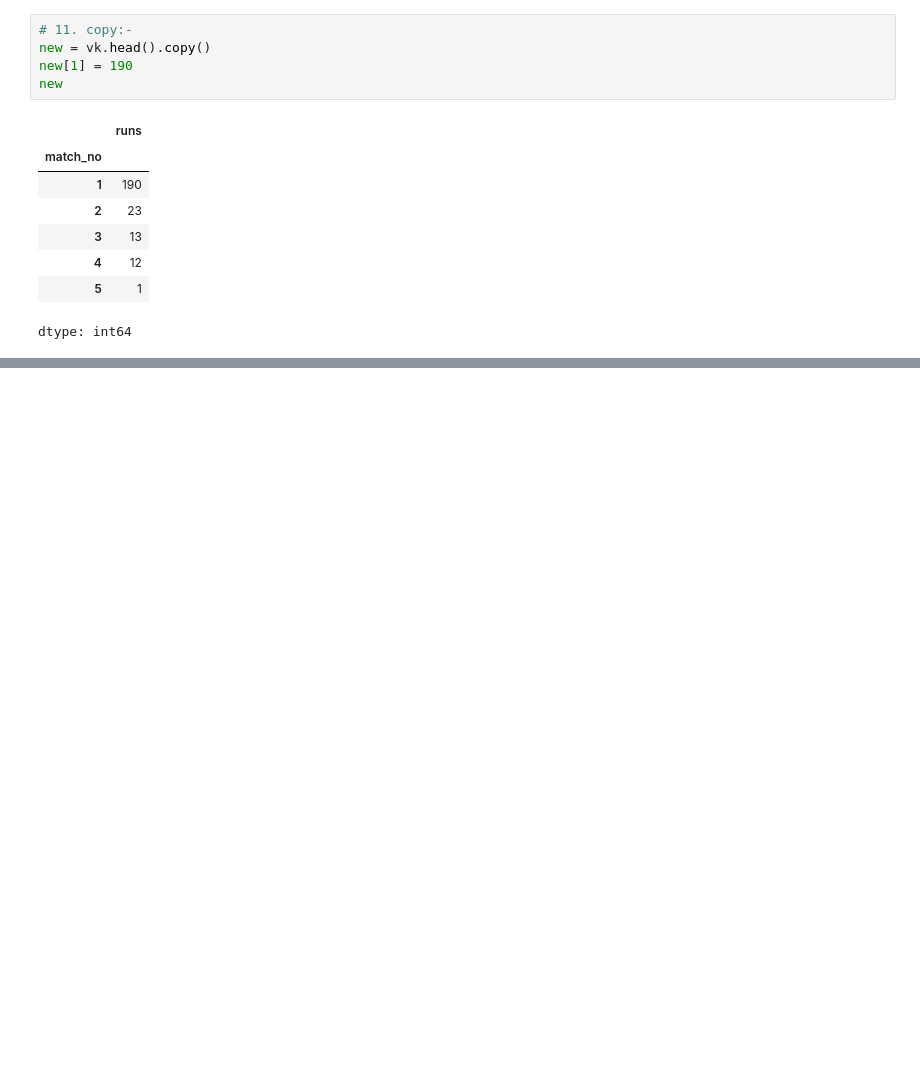
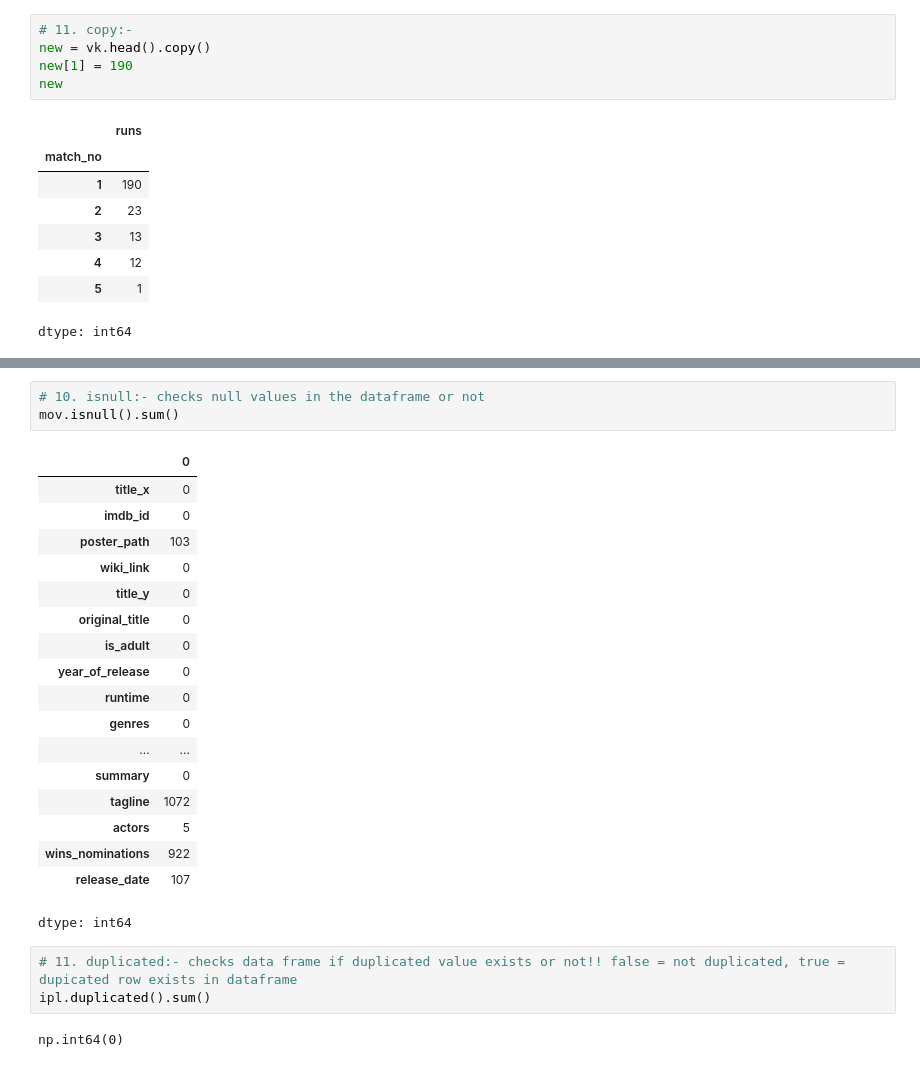
Before and after one commit to vishesh1111/PythonGoogleColab, a Jupyter notebook: Pandas.ipynb, the cells around one changed output, grey strips where cells are left out. Saved outputs shown, nothing was run; the diff lists cells and outputs as text; blank space fills up the shorter version.

```diff
--- a/Pandas.ipynb
+++ b/Pandas.ipynb
@@ -598,0 +748,27 @@ dtype: int64
+# %%
+# 10. isnull:- checks null values in the dataframe or not
+mov.isnull().sum()
+# %% [output]
+|  | 0 |
+| title_x | 0 |
+| imdb_id | 0 |
+| poster_path | 103 |
+| wiki_link | 0 |
+| title_y | 0 |
+| original_title | 0 |
+| is_adult | 0 |
+| year_of_release | 0 |
+| runtime | 0 |
+| genres | 0 |
+| ... | ... |
+| summary | 0 |
+| tagline | 1072 |
+| actors | 5 |
+| wins_nominations | 922 |
+| release_date | 107 |
+dtype: int64
+# %%
+# 11. duplicated:- checks data frame if duplicated value exists or not!! false = not duplicated, true = dupicated row exists in dataframe
+ipl.duplicated().sum()
+# %% [output]
+np.int64(0)
```
Also changed, not shown: parts of 19 cells of this notebook.
